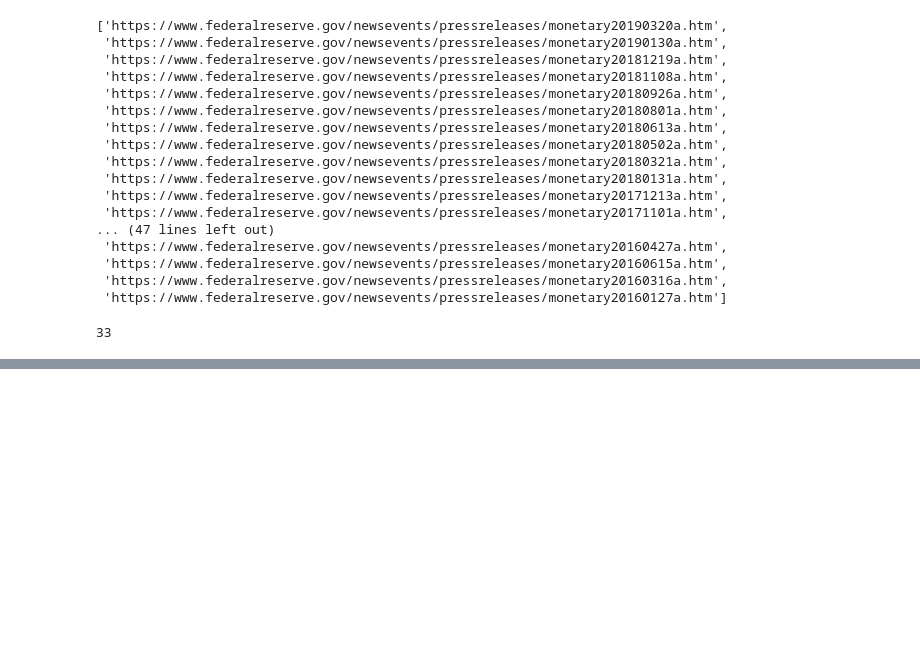
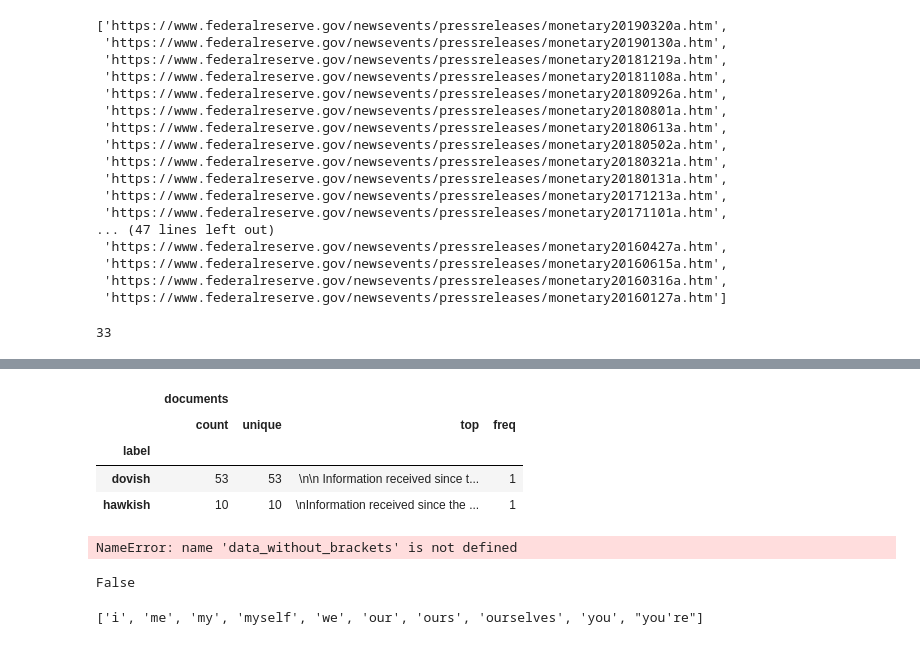
Before and after one commit to MarcSchneider71/Mod-3-Project--FOMC-Classfier-NLP, a Jupyter notebook: DatafromarticlesBeautifulSoupJSON.ipynb, the cells around one changed output, grey strips where cells are left out. Cells and saved outputs as stored; diff of their text form; code cells hidden in the pictures; blank space fills up the shorter version.

```diff
--- a/DatafromarticlesBeautifulSoupJSON.ipynb
+++ b/DatafromarticlesBeautifulSoupJSON.ipynb
@@ -104,0 +124,24 @@ documents[0]
+# %%
+df.groupby('label').describe()
+# %% [output]
+|  | documents |  |  |  |
+|  | count | unique | top | freq |
+| label |  |  |  |  |
+| dovish | 53 | 53 | \n\n Information received since t... | 1 |
+| hawkish | 10 | 10 | \nInformation received since the ... | 1 |
+# %%
+def clean_data(data):
+    cleaned_data = []
+    for line in data:
+        if not '[' in line and not ']' in line:
+            for symbol in ",.?!''\n":
+                line = line.replace(symbol, '').lower()
+            cleaned_data.append(line)
+    return "".join(cleaned_data)
+clean_data(data_without_brackets)
+# %% [output]
+NameError: name 'data_without_brackets' is not defined
+# %%
+df.documents[1] == df.documents[2]
+# %% [output]
+False
@@ -104,0 +150,4 @@ documents[0]
+# %%
+stopwords.words('english')[:10]
+# %% [output]
+['i', 'me', 'my', 'myself', 'we', 'our', 'ours', 'ourselves', 'you', "you're"]
```
Also changed, not shown: parts of 55 cells of this notebook, 10 other files.
